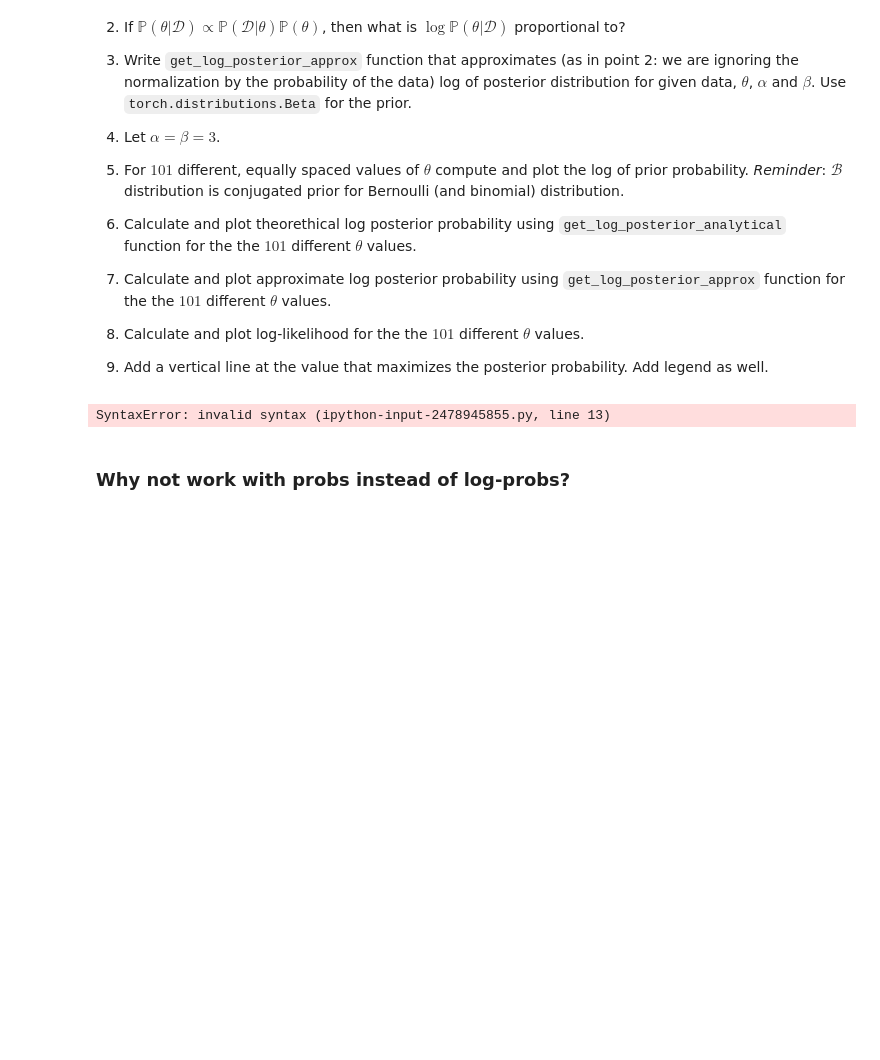
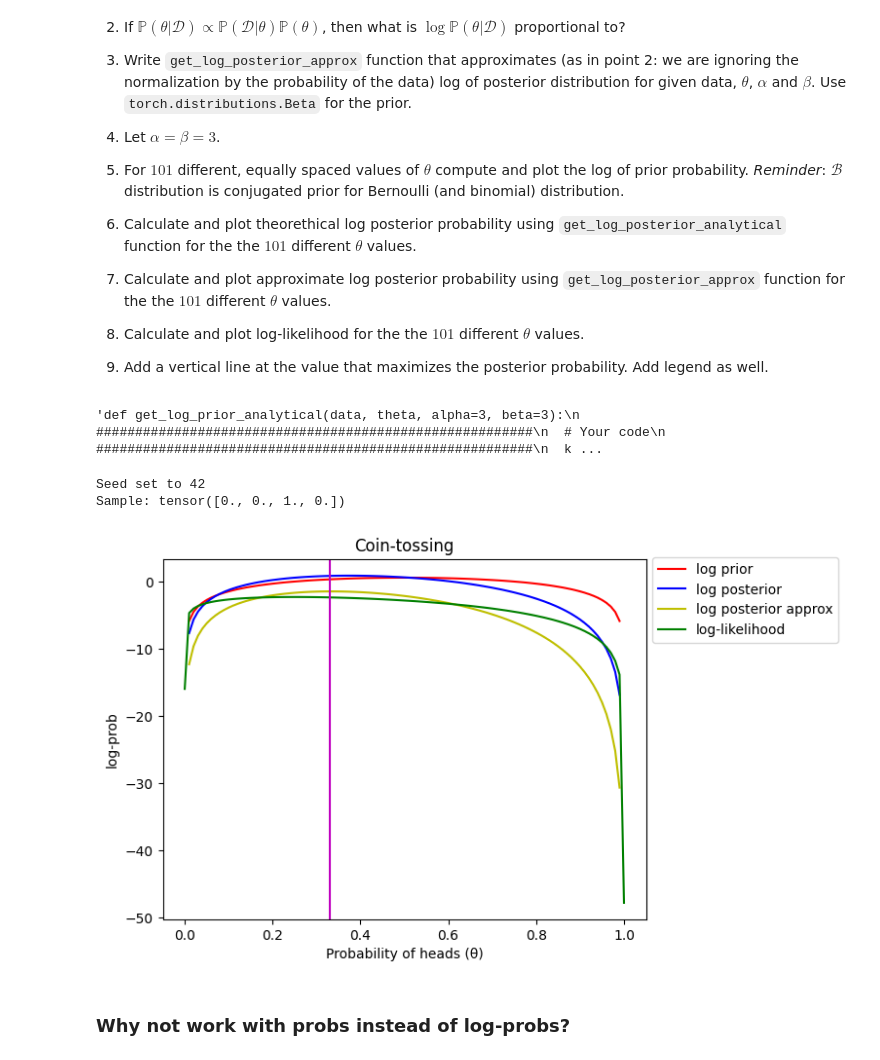
Before and after one commit to MichalSlowakiewicz/Statistical-Data-Analysis-2, a Jupyter notebook: LAB_2.ipynb, the cells around one changed output. Saved outputs shown, nothing was run; the diff lists cells and outputs as text; code cells hidden in the pictures; blank space fills up the shorter version.

```diff
--- a/LAB_2.ipynb
+++ b/LAB_2.ipynb
@@ -337,13 +353,13 @@ def get_log_posterior_approx(data, theta, alpha=3, beta=3):
   k = int(data.sum())
   N = int(data.shape[0])
   prior_dist = Beta(k+alpha, N-k+beta)
-  loglikelihood = get_bernoulli_likelihood(data, theta)
+  loglikelihood = get_bernoulli_loglikelihood(data, theta)
   log_prior_prob = prior_dist.log_prob(theta)
   return loglikelihood + log_prior_prob
 
   pass
 
-def get_log_prior_analytical(data, theta, alpha=3, beta=3):
+"""def get_log_prior_analytical(data, theta, alpha=3, beta=3):
   ########################################################
   # Your code
   ########################################################
@@ -364,49 +380,55 @@ def get_log_prior_approx(data, theta, alpha=3, beta=3):
   prior_prob = prior_dist.log_prob(theta).sum().exp()
   return loglikelihood + prior_prob
 
-  pass
+  pass"""
+# %% [output]
+'def get_log_prior_analytical(data, theta, alpha=3, beta=3):\n  ########################################################\n  # Your code\n  ########################################################\n  k ...
 # %%
 SEED = 42
 ALPHA = 3
 BETA = 3
 N = 4
 THETA = 0.6
+set_seed(SEED)
 
 biased_coin_tosses = simulate_coin_tosses(n = N, theta = THETA)
 print(f"Sample: {biased_coin_tosses}\n")
 step = 0.01
 theta_values = torch.arange(0, 1+step, step)
 
 # log prior probability
-log_prior_probs = [get_log_prior_analytical(biased_coin_tosses, theta, ALPHA, BETA) for theta in theta_values]
+prior_dist = Beta(ALPHA, BETA)
+log_prior_probs = prior_dist.log_prob(theta_values)
 
 # log analytical posterior probability
-log_posteriors_analytical = [get_log_posterior_analytical(biased_coin_tosses, theta, ALPHA, BETA) for theta in theta_values]
+log_posteriors_analytical = torch.tensor([get_log_posterior_analytical(biased_coin_tosses, theta, ALPHA, BETA) for theta in theta_values])
 
-# log approximate posterior probability
-log_posteriors_approx = [get_log_posterior_approx(biased_coin_tosses, theta, ALPHA, BETA) for theta in theta_values]
+# log approximate posterior probability)
+log_posteriors_approx = torch.tensor([get_log_posterior_approx(biased_coin_tosses, theta, ALPHA, BETA) for theta in theta_values])
 
 # log-likelihood
-log_likelihoods = ...
+log_likelihoods = torch.tensor([get_bernoulli_loglikelihood(biased_coin_tosses, theta) for theta in theta_values])
 
 # Plot all together
 fig, ax = plt.subplots()
 ax.plot(theta_values, log_prior_probs, c="r", label="log prior")
 ax.plot(theta_values, log_posteriors_analytical, c="b", label="log posterior")
 ax.plot(theta_values, log_posteriors_approx, c="y", label="log posterior approx")
 ax.plot(theta_values, log_likelihoods, c="g", label="log-likelihood")
 ax.set_xlabel(xlabel="Probability of heads (\u03B8)")
 ax.set_ylabel(ylabel="log-prob")
 ax.set_title("Coin-tossing")
 
 # plt.axvline(get_bernoulli_mle(biased_coin_tosses), color="m")
 plt.axvline(theta_values[log_posteriors_approx.argmax()], color = "m")
 
 plt.legend(bbox_to_anchor=(1., 1.025))
 
 plt.show()
 # %% [output]
-SyntaxError: invalid syntax (ipython-input-2478945855.py, line 13)
+Seed set to 42
+Sample: tensor([0., 0., 1., 0.])
+[figure, added]
 # %% [markdown]
 ### Why not work with probs instead of log-probs?
 # %%
```
Also changed, not shown: parts of 8 cells of this notebook.
